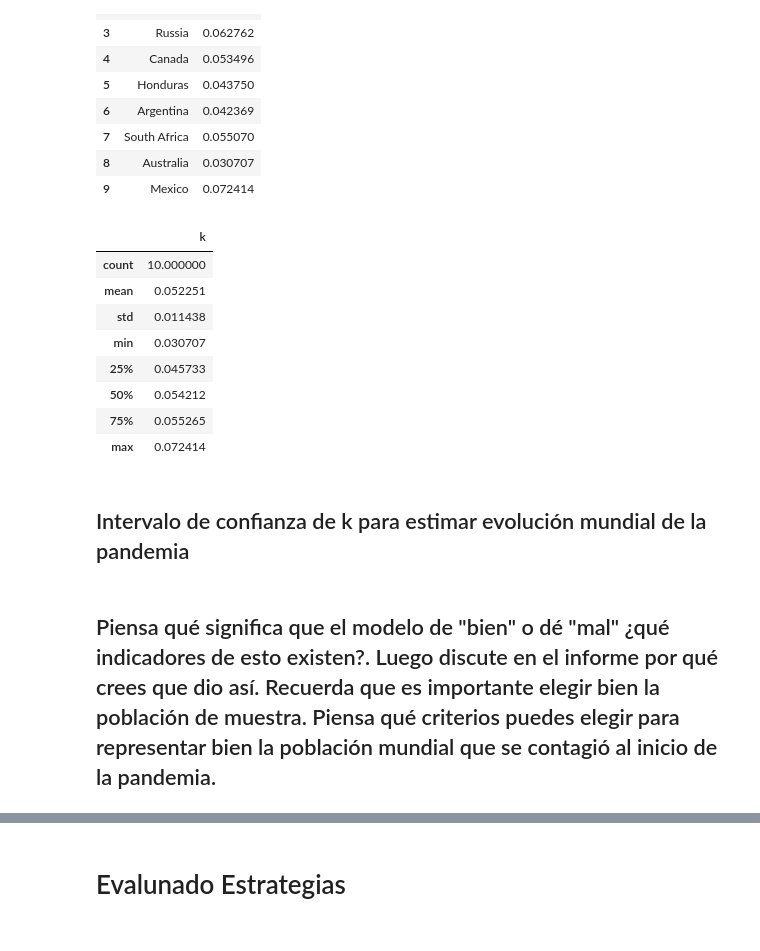
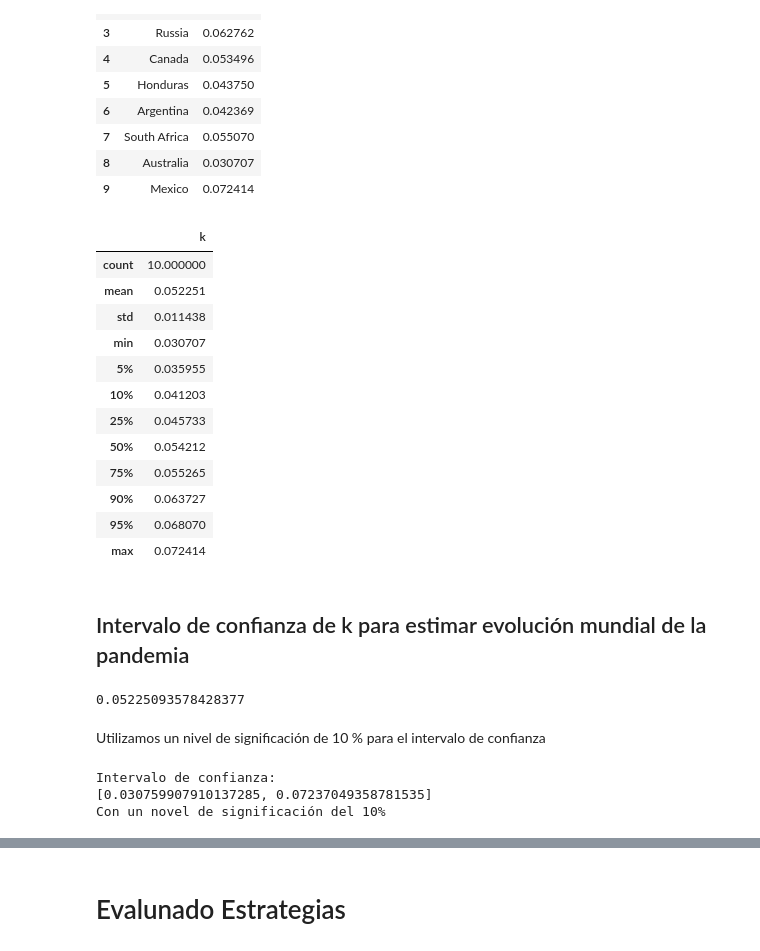
Before and after one commit to NachoRam123/Sprint-4, a Jupyter notebook: proyecto_4.ipynb, the cells around one changed output, grey strips where cells are left out. Cells and saved outputs as stored; diff of their text form; code cells hidden in the pictures.

Commit message:
Estima un k mundial con inter de conf y ajusta (mal)

```diff
--- a/proyecto_4.ipynb
+++ b/proyecto_4.ipynb
@@ -314,16 +319,20 @@ df_k
 | 9 | Mexico | 0.072414 |
 # %%
 #Vemos la distribucion de k
-df_k.describe()
+df_k.describe(percentiles=[0.05,0.1,0.25,0.5,0.75,0.90,0.95])
 # %% [output]
 |  | k |
 | count | 10.000000 |
 | mean | 0.052251 |
 | std | 0.011438 |
 | min | 0.030707 |
+| 5% | 0.035955 |
+| 10% | 0.041203 |
 | 25% | 0.045733 |
 | 50% | 0.054212 |
 | 75% | 0.055265 |
+| 90% | 0.063727 |
+| 95% | 0.068070 |
 | max | 0.072414 |
 # %%
 px.box(x=df_k.k)
@@ -332,5 +341,21 @@ px.bar(df_k,x=df_k.k,y=df_k.Pais,
     color_discrete_sequence=['indianred'])
 # %% [markdown]
 ## Intervalo de confianza de k para estimar evolución mundial de la pandemia
-# %% [markdown]
- ## Piensa qué significa que el modelo de "bien" o dé "mal" ¿qué indicadores de esto existen?. Luego discute en el informe por qué crees que dio así. Recuerda que es importante elegir bien la población de muestra. Piensa qué criterios puedes elegir para representar bien la población mundial que se contagió al inicio de la pandemia.
+# %%
+k_medio = df_k.k.mean()
+k_medio
+# %% [output]
+0.05225093578428377
+# %% [markdown]
+Utilizamos un nivel de significación de 10 % para el intervalo de confianza
+# %%
+alpha = 0.1
+# Construccion del intervalo de confianza
+lim_inf = np.percentile(df_k.k, alpha/2)
+lim_sup = np.percentile(df_k.k, (100-alpha/2))
+intervalo = [lim_inf, lim_sup]
+print(f'Intervalo de confianza: \n{intervalo}\nCon un novel de significación del 10%')
+# %% [output]
+Intervalo de confianza:
+[0.030759907910137285, 0.07237049358781535]
+Con un novel de significación del 10%
```
Also changed, not shown: parts of 8 cells of this notebook.
